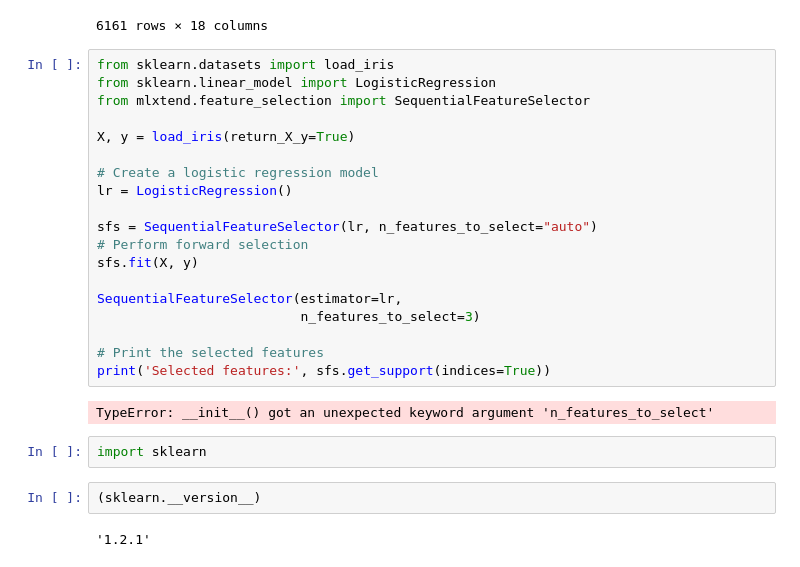
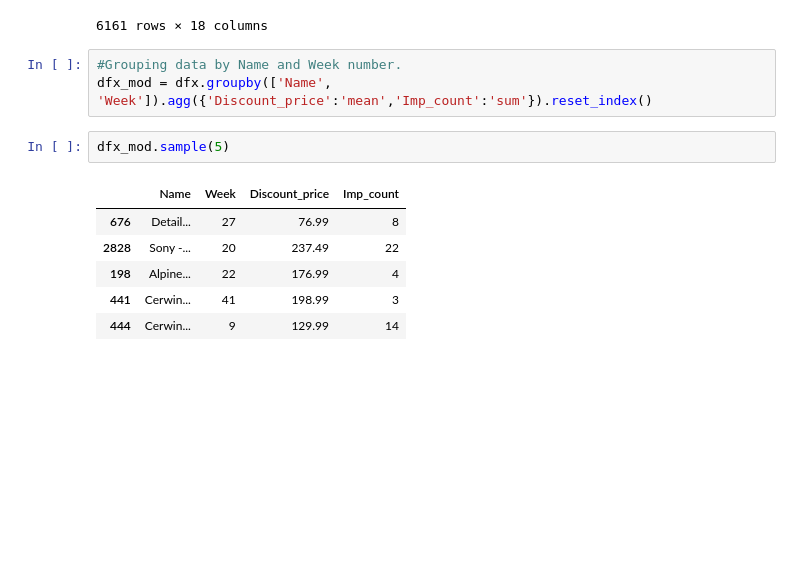
Before and after one commit to prasad-wakchoure/project, a Jupyter notebook: Siddharth/03-Model.ipynb, the cells around one changed output. Cells and saved outputs as stored; diff of their text form; blank space fills up the shorter version.

```diff
--- a/Siddharth/03-Model.ipynb
+++ b/Siddharth/03-Model.ipynb
@@ -67,30 +65,15 @@ dfx.sort_values(by=['Date'],ignore_index=True)
 | 6159 | AVpgoU... | JBL Cl... | JBL | Stereo... | speake... | kohls.com | 59.99 | 59.99 | ... |
 | 6160 | AVpgoU... | JBL Cl... | JBL | Stereo... | speake... | kohls.com | 59.99 | 59.99 | ... |
 6161 rows × 18 columns
-# %%
-from sklearn.datasets import load_iris
-from sklearn.linear_model import LogisticRegression
-from mlxtend.feature_selection import SequentialFeatureSelector
-
-X, y = load_iris(return_X_y=True)
-
-# Create a logistic regression model
-lr = LogisticRegression()
-
-sfs = SequentialFeatureSelector(lr, n_features_to_select="auto")
-# Perform forward selection
-sfs.fit(X, y)
-
-SequentialFeatureSelector(estimator=lr,
-                          n_features_to_select=3)
-
-# Print the selected features
-print('Selected features:', sfs.get_support(indices=True))
-# %% [output]
-TypeError: __init__() got an unexpected keyword argument 'n_features_to_select'
-# %%
-import sklearn
-# %%
-(sklearn.__version__)
-# %% [output]
-'1.2.1'
+# %%
+#Grouping data by Name and Week number.
+dfx_mod = dfx.groupby(['Name', 'Week']).agg({'Discount_price':'mean','Imp_count':'sum'}).reset_index()
+# %%
+dfx_mod.sample(5)
+# %% [output]
+|  | Name | Week | Discount_price | Imp_count |
+| 676 | Detail... | 27 | 76.99 | 8 |
+| 2828 | Sony -... | 20 | 237.49 | 22 |
+| 198 | Alpine... | 22 | 176.99 | 4 |
+| 441 | Cerwin... | 41 | 198.99 | 3 |
+| 444 | Cerwin... | 9 | 129.99 | 14 |
```
Also changed, not shown: parts of 11 cells of this notebook.
